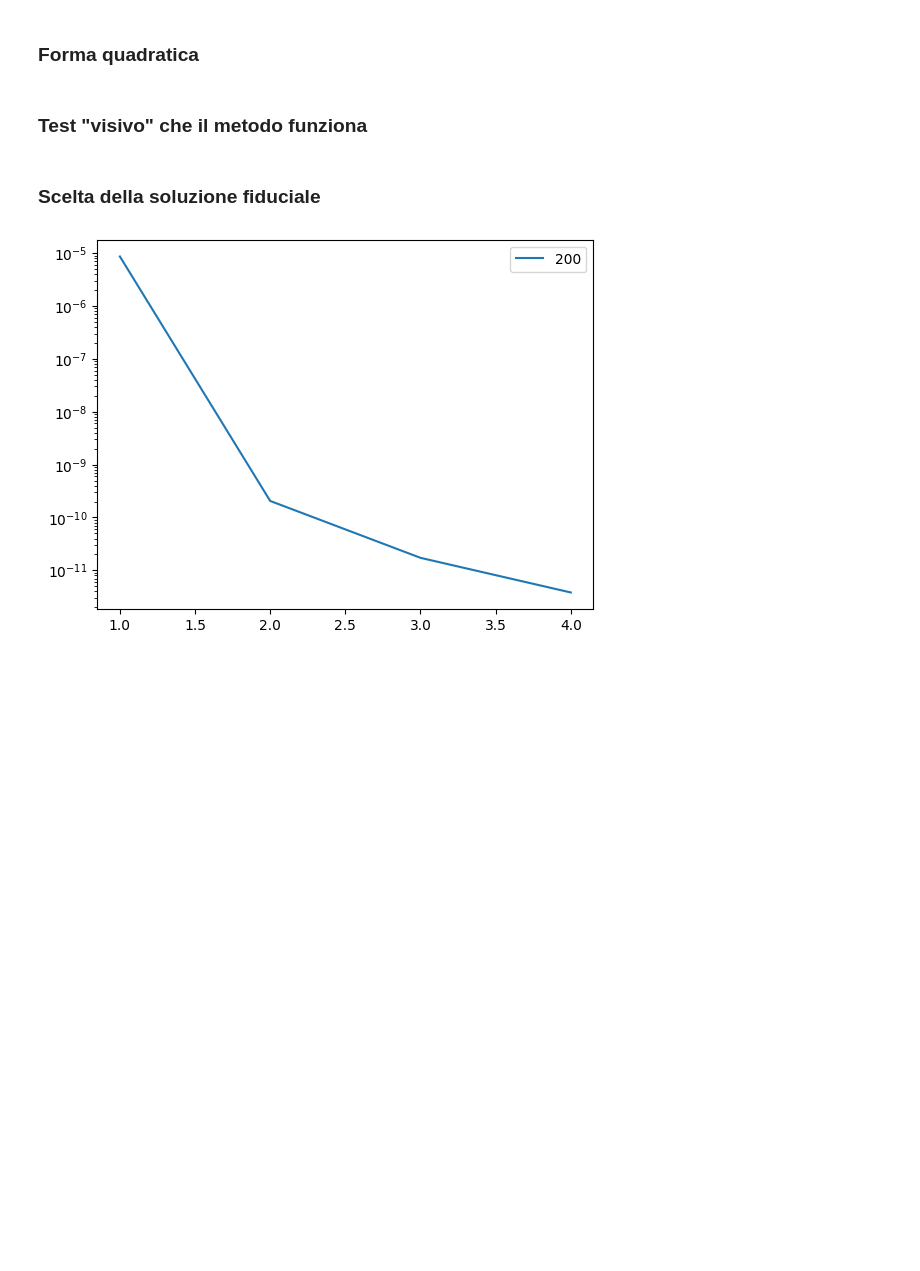
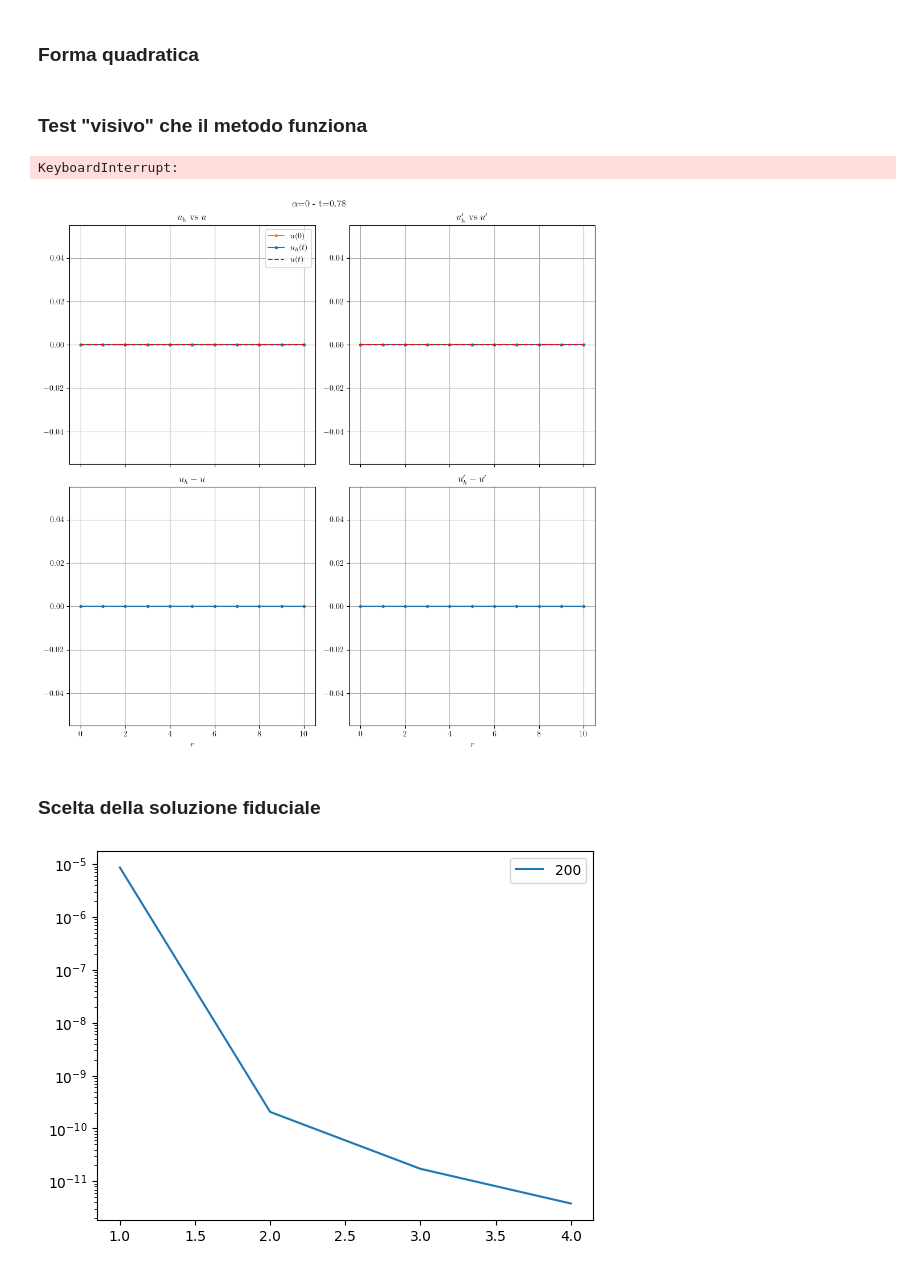
Before and after one commit to danivolo/astrodiscfe, a Jupyter notebook: main.ipynb, the cells around one changed output. Cells and saved outputs as stored; diff of their text form; code cells hidden in the pictures; blank space fills up the shorter version.

```diff
--- a/main.ipynb
+++ b/main.ipynb
@@ -208,7 +217,7 @@ def fix_lims(ax,condition):
 ### Griglia e calcolo di $M$
 # %%
 class GRID:
-    def __init__(self, a, b, NumEl, scaling="lin",ndof=1,getM=False,NgridM=100,fe=None,gaussdeg=None):
+    def __init__(self, a, b, NumEl, scaling="lin",ndof=1,getM=False,fe=None,gaussdeg=None):
         # Inizializza una griglia per metodo di Galerkin
         # precalcola opzionalmente la matrice di massa
 
@@ -235,7 +244,7 @@ class GRID:
             gaussdeg = ndof+1 # quadratura esatta per polinomi di grado 2*ndof
         if getM:
             p, dp, ndof = fe.Pol, fe.PolDer, fe.ndof
-            grigliaref = GRID(0,1,NgridM) #la griglia per l'integrazione sull'elemento di riferimento
+            grigliaref = GRID(0,1,1) #la griglia fatta di un intervallo [0,1]
             self.Mlocal = np.zeros((ndof+1,ndof+1))
             for k in range(ndof+1):
                 for j in range(ndof+1):
@@ -246,10 +255,12 @@ class GRID:
             self.LTG = LTGdd(ndof,NumEl) #già decise condizioni di Dirichlet omogenee
             contribution = lambda k, j, l: self.Mlocal[k,j]
             self.M = assemble_from_LTG(self.LTG, contribution)
+            self.M = csc_matrix(self.M,dtype=float) # matrice sparsa
+
 
     def integrate(self,f,deg=1):
         # integra una funzione sulla griglia con quadratura gaussiana
-        return sum([quad(f,deg,a=self.V[i],b=self.V[i+1]) for i in range(self.NumEl)])
+        return np.sum([quad(f,deg,a=self.V[i],b=self.V[i+1]) for i in range(self.NumEl)])
 # %% [markdown]
 ### Elemento finito
 # %%
@@ -294,17 +305,23 @@ def getA(fe,griglia,a,constantdiffusion=False,NgridA=10,gaussdeg=None):
         contribution = lambda k, j, l: grigliaref.integrate(lambda x: full_a(j, k, l, x), deg=gaussdeg)
 
     A = assemble_from_LTG(LTG, contribution)
+    A = csc_matrix(A,dtype=float) # matrice sparsa
     return A
 # %% [markdown]
 ### Crank Nicolson
 # %%
-def advance(u,dt,M,A):
-    #calcola u+1 con crank-nickolson
-    K = M + dt*A/2
-    g = np.dot((M - dt*A/2),u[1:-1])
-    # metodi per matrici sparse
-    K, g = csc_matrix(K,dtype=float), csc_matrix(g,dtype=float).T
-    unew_inner = spsolve(K,g)
+def precompute_CN(M, A):
+    solveK = factorized(M + A*dt/2)
+    R = M - A*dt/2
+    return solveK, R
+
+def advance(u,dt,solveK,R):
+    # calcola u+1 con crank-nickolson
+    # solveK = factorized(K)
+    # dove K = M + dt*A/2
+    # R = M - dt*A/2
+    g = R @ u[1:-1]
+    unew_inner = solveK(g)
     unew = np.r_[u[0],unew_inner,u[-1]]
     return unew
 # %% [markdown]
@@ -462,12 +481,9 @@ dt = T/2**8
 Nsnap = 200
 dtplot = T/Nsnap
 
-
-figfolder = f"graphics/filmini/alpha{alpha}Pe"
+figfolder = f"graphics/filmini/alpha{alpha}_2"
 Path(figfolder).mkdir(parents=True,exist_ok=True)
 picklefile = f"{figfolder}/curve.pkl"
-
-
 
 eps = (b-a)/50*8
 mu = (b+a)/2
@@ -475,10 +491,8 @@ mu = 0.01
 eps = 0.002
 f0 = lambda x: nicekernel(x,mu,eps)
 
-N = 100
+N = 10
 h = (b-a)/N
-Pe = h/(4*mu)
-print(Pe)
 
 ndof = 1
 
@@ -515,10 +529,12 @@ Nsteps = int(T/dt)
 cycle = 0
 grigliaconv = GRID((b+a)/2-2*eps,(b+a)/2+2*eps,10)
 
+solveK, R = precompute_CN(griglia.M, A)
+
 for i in tqdm(range(Nsteps)):
     t+=dt
-    ts = np.append(ts,t)
-    u = advance(u,dt,griglia.M,A)
+    ts.append(t)
+    u = advance(u,dt,solveK,R)
 
     if np.floor(t/dtplot) > cycle:
         Yexact = discexact(X,t,f0,grigliaconv,alpha=alpha,approx=True)
@@ -539,34 +555,37 @@ for i in tqdm(range(Nsteps)):
         axerr1.plot(X,u-Yexact,".-C0")
         axerr1.set_xlabel("$r$")
 
         axd.plot(X,du,'.-C0',label="$u'_h(t)$")
         axd.plot(X,dYexact,'--r',label="$u'(t)")
         axderr1.plot(X,du-dYexact,".-C0")
         axderr1.set_xlabel("$r$")
 
         ax.set_title("$u_h$ vs $u$")
         axd.set_title("$u'_h$ vs $u'$")
         axerr1.set_title("$u_h-u$")
         axderr1.set_title("$u'_h-u'$")
 
         fig.suptitle(f"$\\alpha$={alpha} - t={t:0.2f}")
         ax.legend()
         ax.legend()
         ax.grid()
         axd.grid()
         axderr1.grid()
         axerr1.grid()
         # fix_lims(ax,(j==0))
         filename = f"{figfolder}/{counter:03d}.png"
         plt.tight_layout()
         fig.savefig(filename)
         plt.close()
         counter += 1
 
 video_name = f"{figfolder}.mp4"
-subprocess.Popen([
+subprocess.run([
     "ffmpeg","-framerate","16", "-i",f"{figfolder}/%03d.png", "-pix_fmt","yuv420p",video_name, "-y"
 ])
+# %% [output]
+KeyboardInterrupt:
+[figure, added]
 # %% [markdown]
 ### Scelta della soluzione fiduciale
 # %%
```
Also changed, not shown: parts of 8 cells of this notebook.
